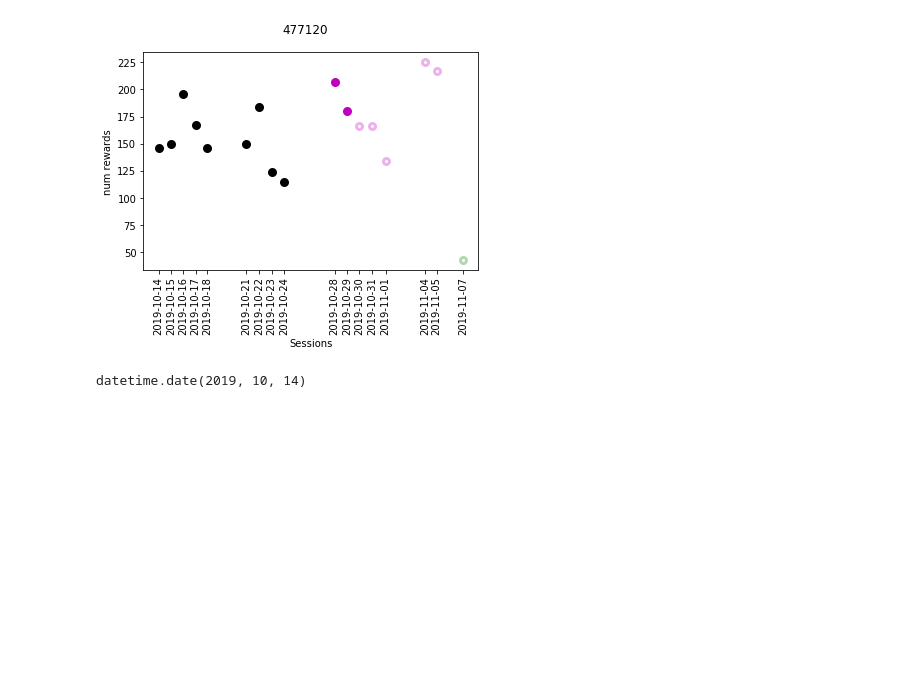
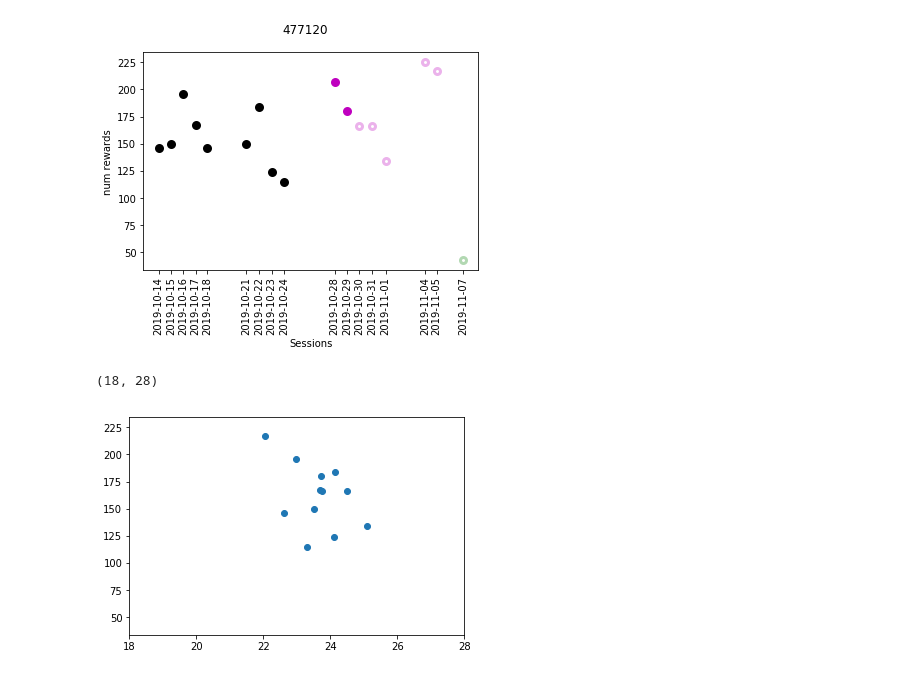
Before and after one commit to taminar/mouseBehaviorData, a Jupyter notebook: mouseBehaviorData.ipynb, the cells around one changed output. Saved outputs shown, nothing was run; the diff lists cells and outputs as text; code cells hidden in the pictures; blank space fills up the shorter version.

```diff
--- a/mouseBehaviorData.ipynb
+++ b/mouseBehaviorData.ipynb
@@ -111,6 +111,7 @@ toAnalyze = beh_sessions[(beh_sessions['created_at']>=startDate)&(beh_sessions['
 toAnalyze['trials'] = toAnalyze.apply(lambda row: getTrialsDF(row['pklfile']), axis=1) #this trials object has all the info you need about the session
 toAnalyze['stage'] = toAnalyze.apply(lambda row: row['trials']['stage'][0], axis=1) #add the training stage to the dataframe
 toAnalyze = toAnalyze.loc[toAnalyze['stage'].notnull()] #filter out the passive pickle files that get added during recordings
+toAnalyze['session_datetime'] = toAnalyze.apply(lambda row: row['trials']['startdatetime'][0], axis=1)
 # %% [output]
 Found non-behavior pickle file: //allen/programs/braintv/production/visualbehavior/prod0/specimen_909823930/behavior_session_978213743\5aa390345d28425e97cf616721afa3cf.pkl
 Found non-behavior pickle file: //allen/programs/braintv/production/visualbehavior/prod0/specimen_909823930/behavior_session_978213743\5aa390345d28425e97cf616721afa3cf.pkl
@@ -180,7 +181,15 @@ plt.xticks(rotation=90)
         737350.79579947, 737349.85484677, 737348.86877897, 737347.91040104,
         737346.9312056 ]), <a list of 17 Text xticklabel objects>)
 [figure]
-# %%
-row['created_at'].date()
-# %% [output]
-datetime.date(2019, 10, 14)
+# %%
+toAnalyze['session_datetime'] = toAnalyze.apply(lambda row: pd.to_datetime(row['trials']['startdatetime'][0]), axis=1)
+toAnalyze['session_datetime_utc'] = toAnalyze.apply(lambda row: pd.to_datetime(row['trials']['startdatetime'][0], utc=True), axis=1)
+# %%
+toAnalyze['cumulative_rewards'] = toAnalyze.apply(lambda row: row['trials']['cumulative_reward_number'].max(), axis=1)
+toAnalyze['timeFromLastSession'] = toAnalyze['session_datetime_utc'].diff(periods=-1).astype('timedelta64[s]')/3600
+fig, ax = plt.subplots()
+ax.plot(toAnalyze['timeFromLastSession'], toAnalyze['cumulative_rewards'], 'o')
+ax.set_xlim([18,28])
+# %% [output]
+(18, 28)
+[figure, added]
```
